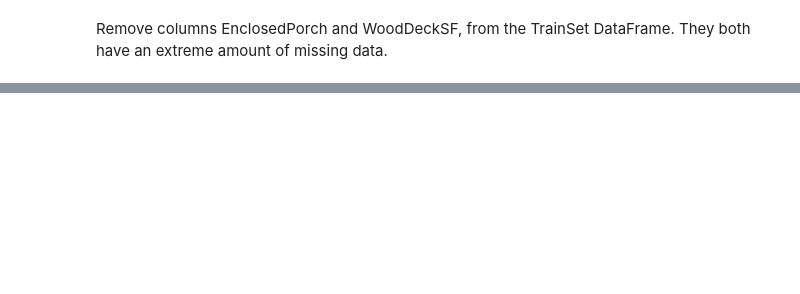
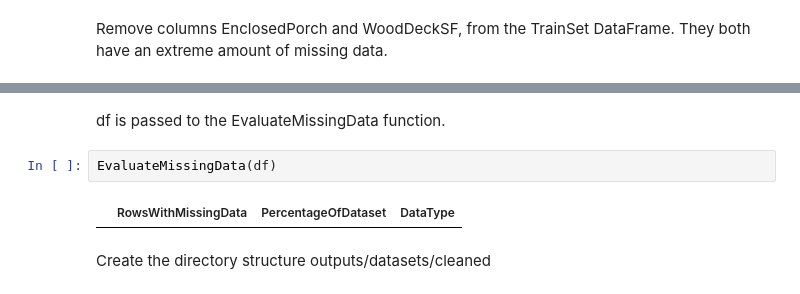
Before and after one commit to linobollansee/property-value-maximizer, a Jupyter notebook: jupyter_notebooks/02 - DataCleaning.ipynb, the cells around one changed output, grey strips where cells are left out. Drawn from its saved outputs; the diff is of its cells as text; blank space fills up the shorter version.

```diff
--- a/jupyter_notebooks/02 - DataCleaning.ipynb
+++ b/jupyter_notebooks/02 - DataCleaning.ipynb
@@ -176,0 +396,8 @@ for i in variables_to_drop:
+# %% [markdown]
+df is passed to the EvaluateMissingData function.
+# %%
+EvaluateMissingData(df)
+# %% [output]
+|  | RowsWithMissingData | PercentageOfDataset | DataType |
+# %% [markdown]
+Create the directory structure outputs/datasets/cleaned
```
Also changed, not shown: parts of 37 cells of this notebook, 3 other files.
